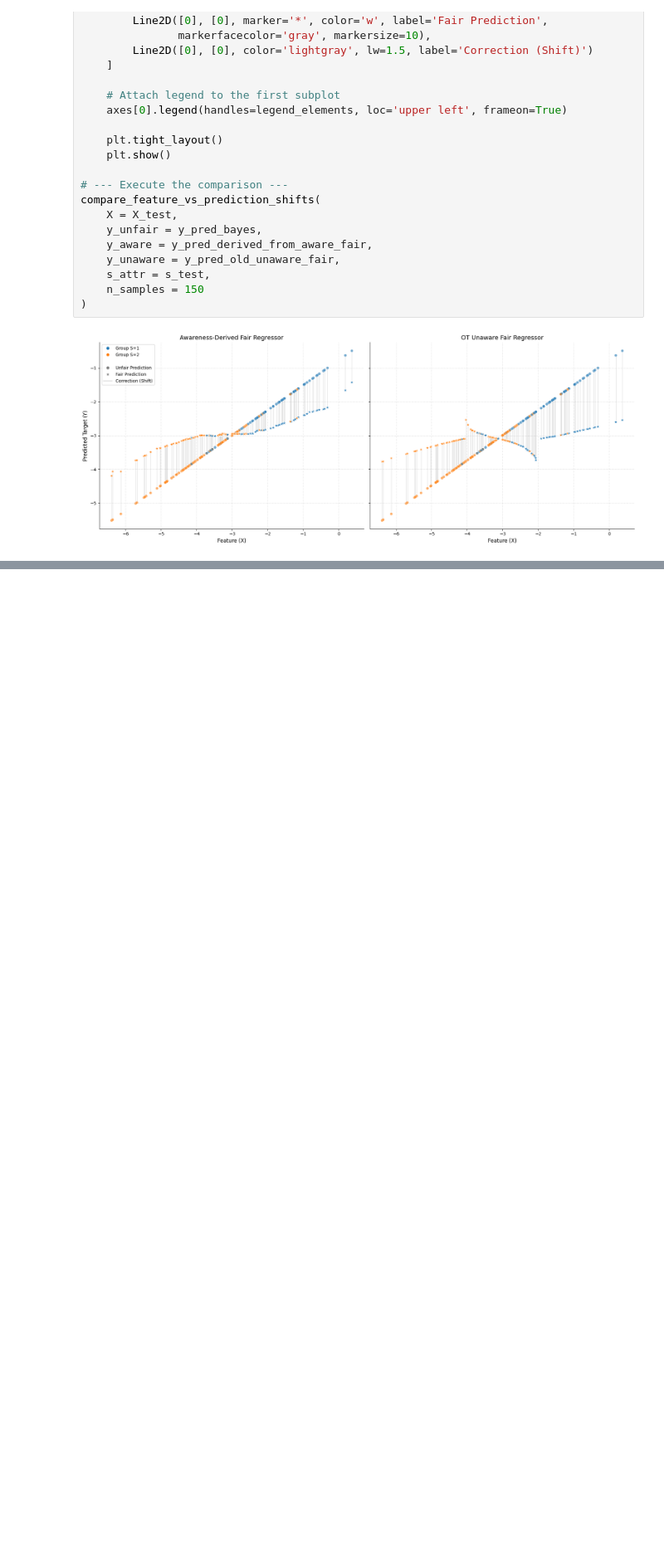
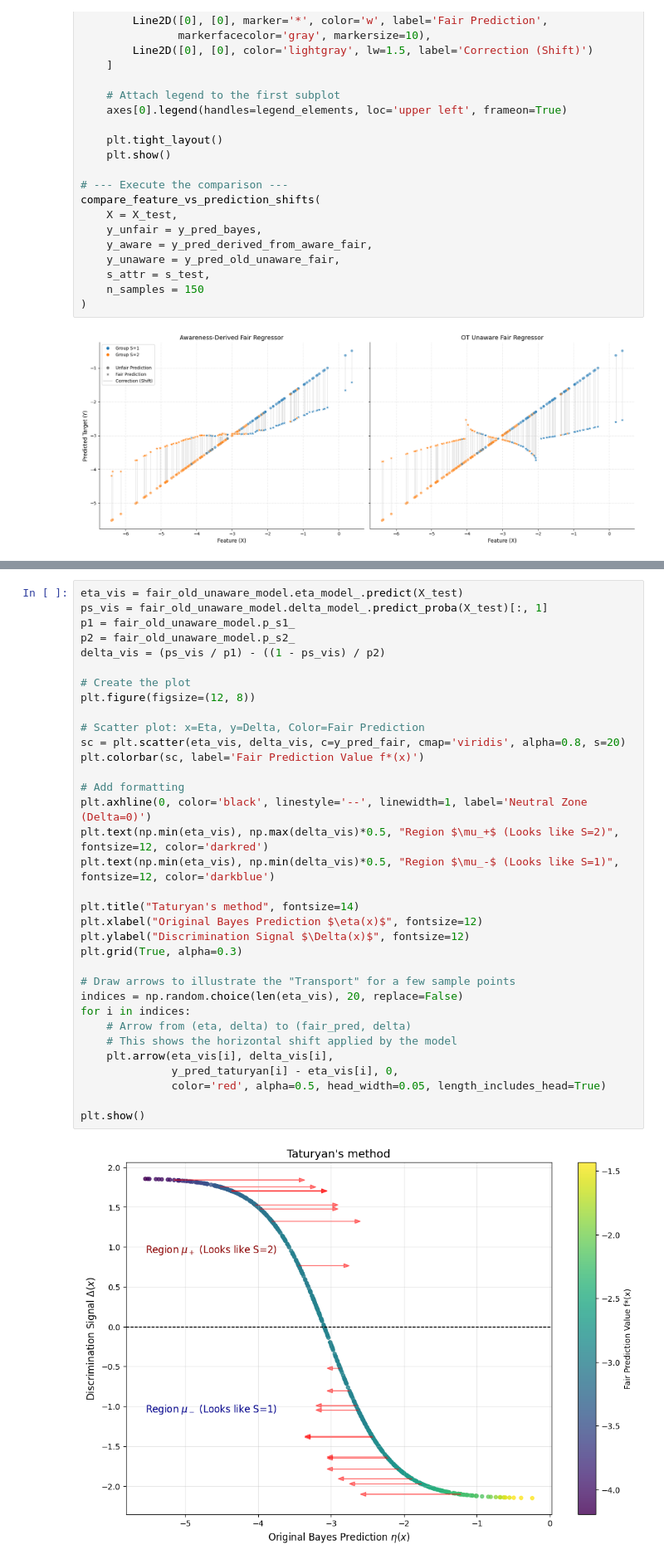
Before and after one commit to AugustinBouquillard/demographic-parity, a Jupyter notebook: toy_example_visualization.ipynb, the cells around one changed output, grey strips where cells are left out. Shown at 83% size. Saved outputs shown, nothing was run; the diff lists cells and outputs as text; blank space fills up the shorter version.

```diff
--- a/toy_example_visualization.ipynb
+++ b/toy_example_visualization.ipynb
@@ -490,0 +493,36 @@ compare_feature_vs_prediction_shifts(
+# %%
+eta_vis = fair_old_unaware_model.eta_model_.predict(X_test)
+ps_vis = fair_old_unaware_model.delta_model_.predict_proba(X_test)[:, 1]
+p1 = fair_old_unaware_model.p_s1_
+p2 = fair_old_unaware_model.p_s2_
+delta_vis = (ps_vis / p1) - ((1 - ps_vis) / p2)
+
+# Create the plot
+plt.figure(figsize=(12, 8))
+
+# Scatter plot: x=Eta, y=Delta, Color=Fair Prediction
+sc = plt.scatter(eta_vis, delta_vis, c=y_pred_fair, cmap='viridis', alpha=0.8, s=20)
+plt.colorbar(sc, label='Fair Prediction Value f*(x)')
+
+# Add formatting
+plt.axhline(0, color='black', linestyle='--', linewidth=1, label='Neutral Zone (Delta=0)')
+plt.text(np.min(eta_vis), np.max(delta_vis)*0.5, "Region $\mu_+$ (Looks like S=2)", fontsize=12, color='darkred')
+plt.text(np.min(eta_vis), np.min(delta_vis)*0.5, "Region $\mu_-$ (Looks like S=1)", fontsize=12, color='darkblue')
+
+plt.title("Taturyan's method", fontsize=14)
+plt.xlabel("Original Bayes Prediction $\eta(x)$", fontsize=12)
+plt.ylabel("Discrimination Signal $\Delta(x)$", fontsize=12)
+plt.grid(True, alpha=0.3)
+
+# Draw arrows to illustrate the "Transport" for a few sample points
+indices = np.random.choice(len(eta_vis), 20, replace=False)
+for i in indices:
+    # Arrow from (eta, delta) to (fair_pred, delta)
+    # This shows the horizontal shift applied by the model
+    plt.arrow(eta_vis[i], delta_vis[i],
+              y_pred_taturyan[i] - eta_vis[i], 0,
+              color='red', alpha=0.5, head_width=0.05, length_includes_head=True)
+
+plt.show()
+# %% [output]
+[figure, added]
```
Also changed, not shown: parts of 4 cells of this notebook.
